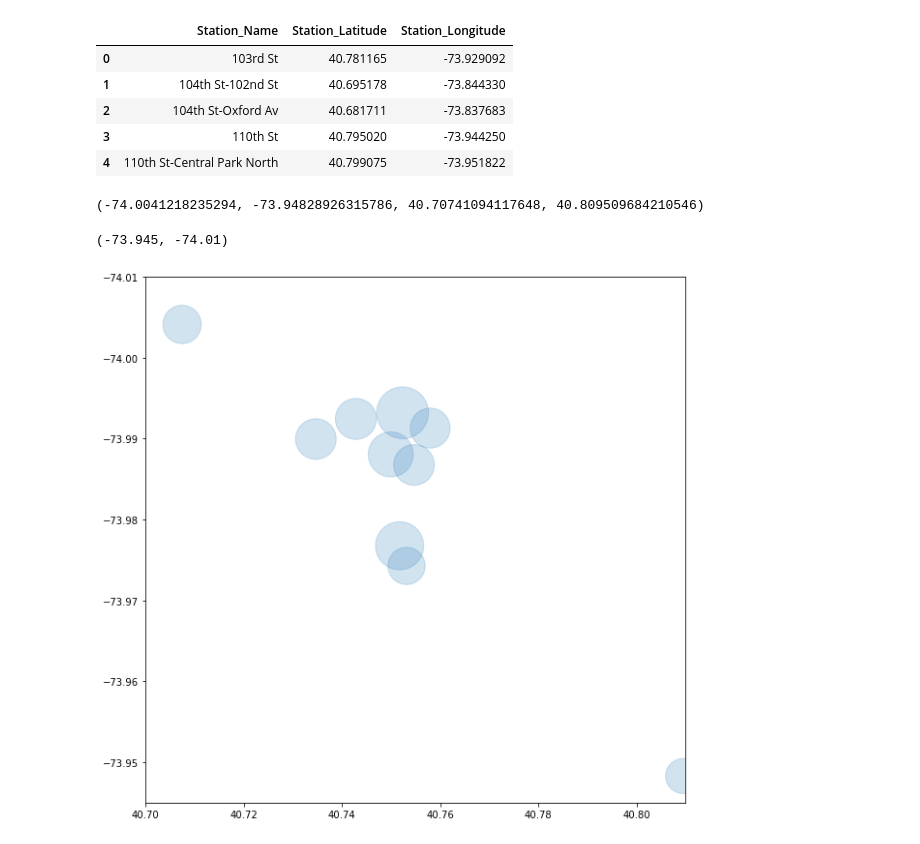
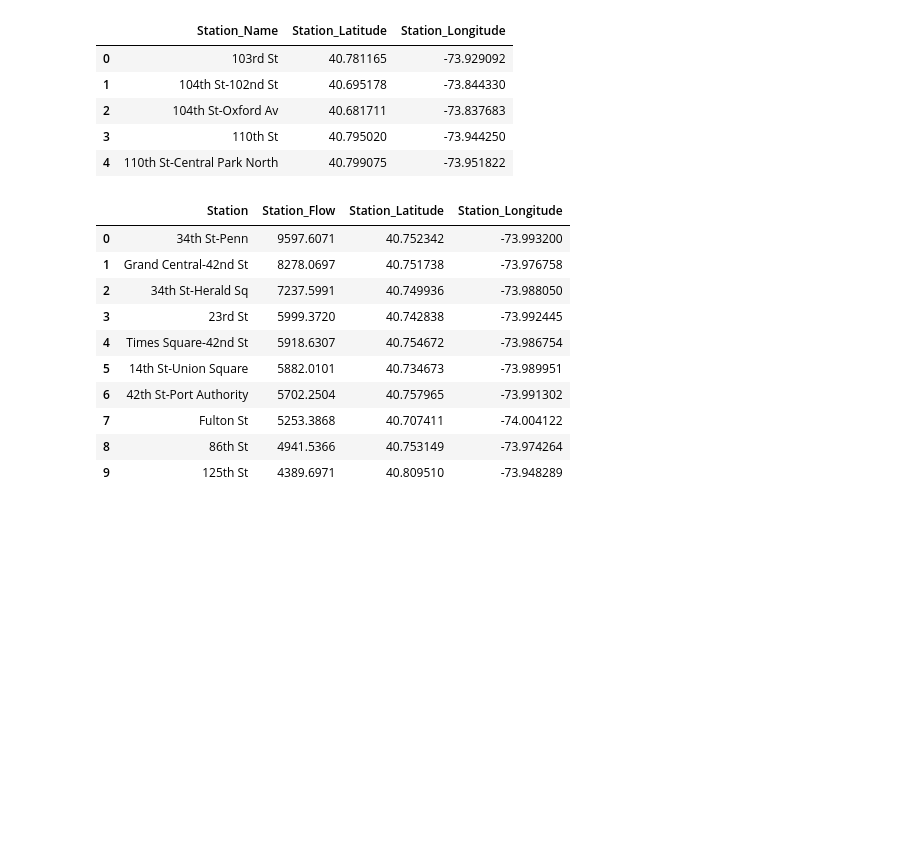
Before and after one commit to valerielimyh/Strategic_placements_of_resources, a Jupyter notebook: Strategic_placements_of_resources/notebooks/Project1_continue_bubble_chart_for_MTAstations.ipynb, the cells around one changed output. Cells and saved outputs as stored; diff of their text form; code cells hidden in the pictures; blank space fills up the shorter version.

```diff
--- a/Strategic_placements_of_resources/notebooks/Project1_continue_bubble_chart_for_MTAstations.ipynb
+++ b/Strategic_placements_of_resources/notebooks/Project1_continue_bubble_chart_for_MTAstations.ipynb
@@ -64,14 +64,14 @@ Stations.Station_Flow = Stations.Station_Flow/1000000*30
-# %%
-Bbox = (Stations.Station_Longitude.min(),   Stations.Station_Longitude.max(),
-         Stations.Station_Latitude.min(), Stations.Station_Latitude.max())
-Bbox
-# %% [output]
-(-74.0041218235294, -73.94828926315786, 40.70741094117648, 40.809509684210546)
-# %%
-plt.figure(figsize=[10,10])
-plt.scatter(x = Stations.Station_Latitude,y=Stations.Station_Longitude,s = Stations.Station_Flow,alpha = .2)
-plt.xlim([40.7,40.81])
-plt.ylim([-73.945,-74.01])
-# %% [output]
-(-73.945, -74.01)
-[figure, removed]
+# %%
+Stations
+# %% [output]
+|  | Station | Station_Flow | Station_Latitude | Station_Longitude |
+| 0 | 34th St-Penn | 9597.6071 | 40.752342 | -73.993200 |
+| 1 | Grand Central-42nd St | 8278.0697 | 40.751738 | -73.976758 |
+| 2 | 34th St-Herald Sq | 7237.5991 | 40.749936 | -73.988050 |
+| 3 | 23rd St | 5999.3720 | 40.742838 | -73.992445 |
+| 4 | Times Square-42nd St | 5918.6307 | 40.754672 | -73.986754 |
+| 5 | 14th St-Union Square | 5882.0101 | 40.734673 | -73.989951 |
+| 6 | 42th St-Port Authority | 5702.2504 | 40.757965 | -73.991302 |
+| 7 | Fulton St | 5253.3868 | 40.707411 | -74.004122 |
+| 8 | 86th St | 4941.5366 | 40.753149 | -73.974264 |
+| 9 | 125th St | 4389.6971 | 40.809510 | -73.948289 |
```
Also changed, not shown: parts of 5 cells of this notebook, 7 other files.
